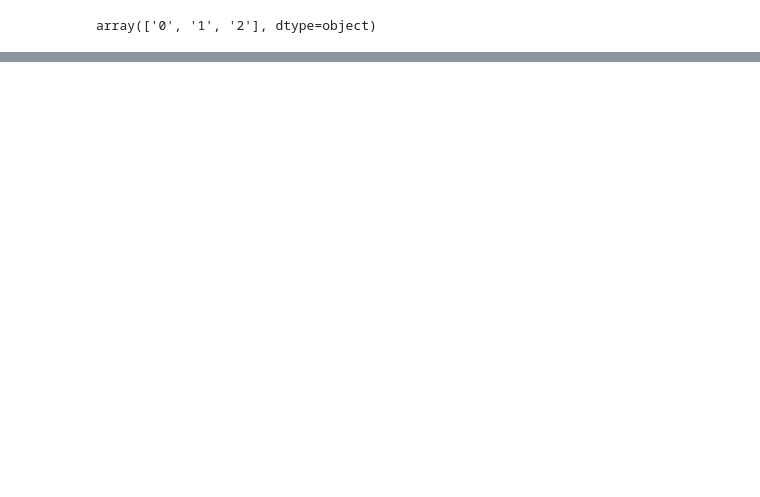
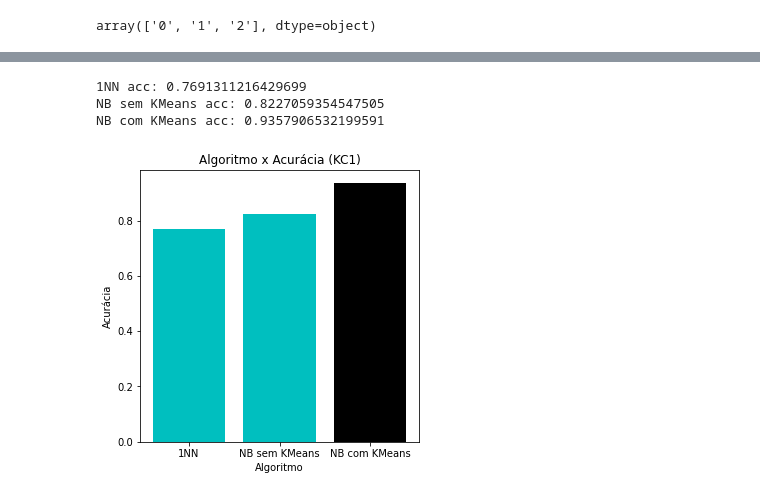
Before and after one commit to renatojmf/Machine-Learning, a Jupyter notebook: lista4.ipynb, the cells around one changed output, grey strips where cells are left out. Drawn from its saved outputs; the diff is of its cells as text; code cells hidden in the pictures; blank space fills up the shorter version.

```diff
--- a/lista4.ipynb
+++ b/lista4.ipynb
@@ -412,0 +263,5 @@ weighted avg       0.97      0.94      0.95       973
+# %%
+#gerando as metaclasses para o agrupamento de defeitos
+kmeans = KMeans(n_clusters=3, random_state=0)
+predict_true = kmeans.fit_predict(non_fraud)
+non_fraud['meta_class'] = predict_true
@@ -412,0 +299,44 @@ weighted avg       0.97      0.94      0.95       973
+# %%
+import warnings
+warnings.filterwarnings("ignore")
+
+knn_acc = []
+nb_acc  = []
+nbk_acc = []
+
+X, Y = normalizacoes(data2, "defects")
+
+knn = KNeighborsClassifier(n_neighbors=1)
+scores_knn = cross_val_score(knn, X, Y, cv=10, scoring='accuracy')
+knn_acc.append(scores_knn.mean())
+
+print("1NN acc:",knn_acc[0])
+
+nb = GaussianNB()
+scores_nb = cross_val_score(nb, X, Y, cv=10, scoring='accuracy')
+nb_acc.append(scores_nb.mean())
+
+print("NB sem KMeans acc:",nb_acc[0])
+
+X, Y = normalizacoes(df_res, "meta_class")
+nbm = GaussianNB()
+scores_nbm = cross_val_score(nbm, X, Y, cv=10, scoring='accuracy')
+nbk_acc.append(scores_nbm.mean())
+
+print("NB com KMeans acc:",nbk_acc[0])
+# %% [output]
+1NN acc: 0.7691311216429699
+NB sem KMeans acc: 0.8227059354547505
+NB com KMeans acc: 0.9357906532199591
+# %%
+fig, ax = plt.subplots(figsize = (5, 5))
+ax.bar("1NN", knn_acc[0]  , color = 'c')
+ax.bar("NB sem KMeans", nb_acc[0], color = 'c')
+ax.bar("NB com KMeans", nbk_acc[0], color = 'k')
+ax.set(xlabel = 'Algoritmo'
+       , ylabel = 'Acurácia'
+       , title = 'Algoritmo x Acurácia (KC1)')
+
+plt.show()
+# %% [output]
+[figure, added]
```
Also changed, not shown: parts of 37 cells of this notebook.
